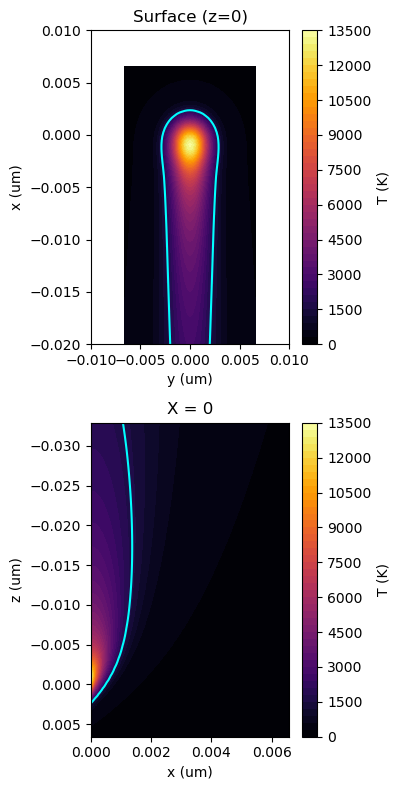
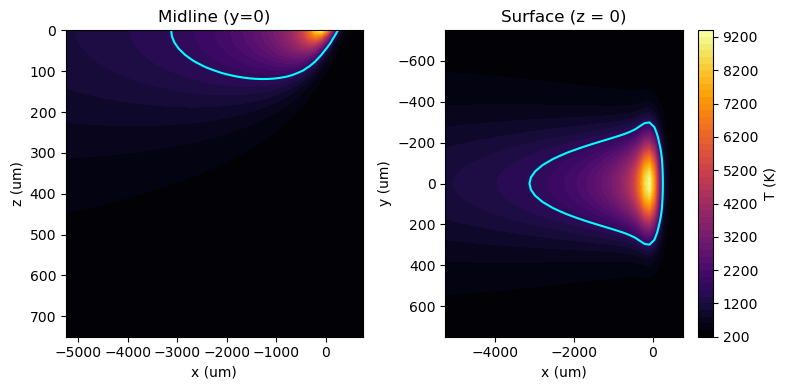
Unified diff of the notebook cell whose output changed from the first chart to the second:
--- before
+++ after
@@ -1,33 +1,29 @@
-scale = 2 * alpha / velocity
-x_phys = x * scale * 1e6
-y_phys = y * scale * 1e6
-z_phys = z * scale * 1e6
+iz0 = 0
+iy0 = Ny//2
 
-iz0 = 0
-iy0 = np.argmin(np.abs(y_phys))
-ix_peak = np.argmax(Temp[:, iy0, iz0])
+T_xz = Temp[:, iy0, :]
+T_xy = Temp[:, :, iz0]
 
-fig, axes = plt.subplots(2, 1, figsize=(4, 8))
+fig, axes = plt.subplots(1, 2, figsize=(8, 4))
 
 levels = 50
 
 ax = axes[0]
-cf = ax.contourf(y_phys, x_phys, Temp[:, :, iz0], levels=levels, cmap='inferno')
-ax.contour(y_phys, x_phys, Temp[:, :, iz0], levels=[T_c], colors='cyan', linewidth=1.2)
-fig.colorbar(cf, ax=ax, label='T (K)')
-ax.set_xlabel('y (um)')
-ax.set_ylabel('x (um)')
-ax.set_title('Surface (z=0)')
-ax.set_xlim(-0.01, 0.01)
-ax.set_ylim(-0.02, 0.01)
+cf = ax.contourf(X[:, iy0, :] * 1e6, Z[:, iy0, :] * 1e6, T_xz, levels=levels, cmap='inferno')
+ax.contour(X[:, iy0, :] * 1e6, Z[:, iy0, :] * 1e6, T_xz, levels=[T_c], colors='cyan')
+#fig.colorbar(cf, ax=ax, label='T (K)')
+ax.invert_yaxis()
+ax.set_xlabel('x (um)')
+ax.set_ylabel('z (um)')
+ax.set_title('Midline (y=0)')
 
 ax = axes[1]
-cf = ax.contourf(z_phys, x_phys, Temp[:, iy0, :], levels=levels, cmap='inferno')
-ax.contour(z_phys, x_phys, Temp[:, iy0, :], levels=[T_c], colors='cyan', linewidth=1.2)
+cf = ax.contourf(X[:, :, iz0] * 1e6, Y[:, :, iz0] * 1e6, T_xy, levels=levels, cmap='inferno')
+ax.contour(X[:, :, iz0] * 1e6, Y[:, :, iz0] * 1e6, T_xy, levels=[T_c], colors='cyan')
 fig.colorbar(cf, ax=ax, label='T (K)')
 ax.invert_yaxis()
 ax.set_xlabel('x (um)')
-ax.set_ylabel('z (um)')
-ax.set_title('X = 0')
+ax.set_ylabel('y (um)')
+ax.set_title('Surface (z = 0)')
 
 plt.tight_layout()

Commit: Eagar-Tsai corrected with physical units